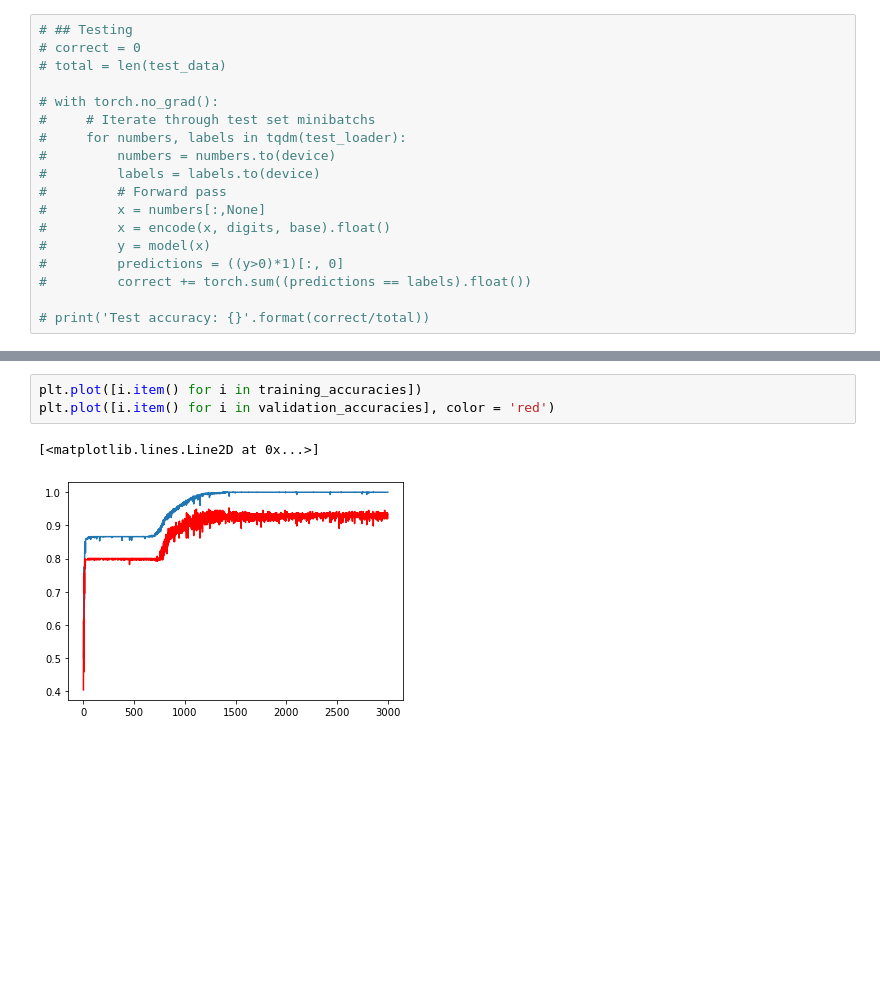
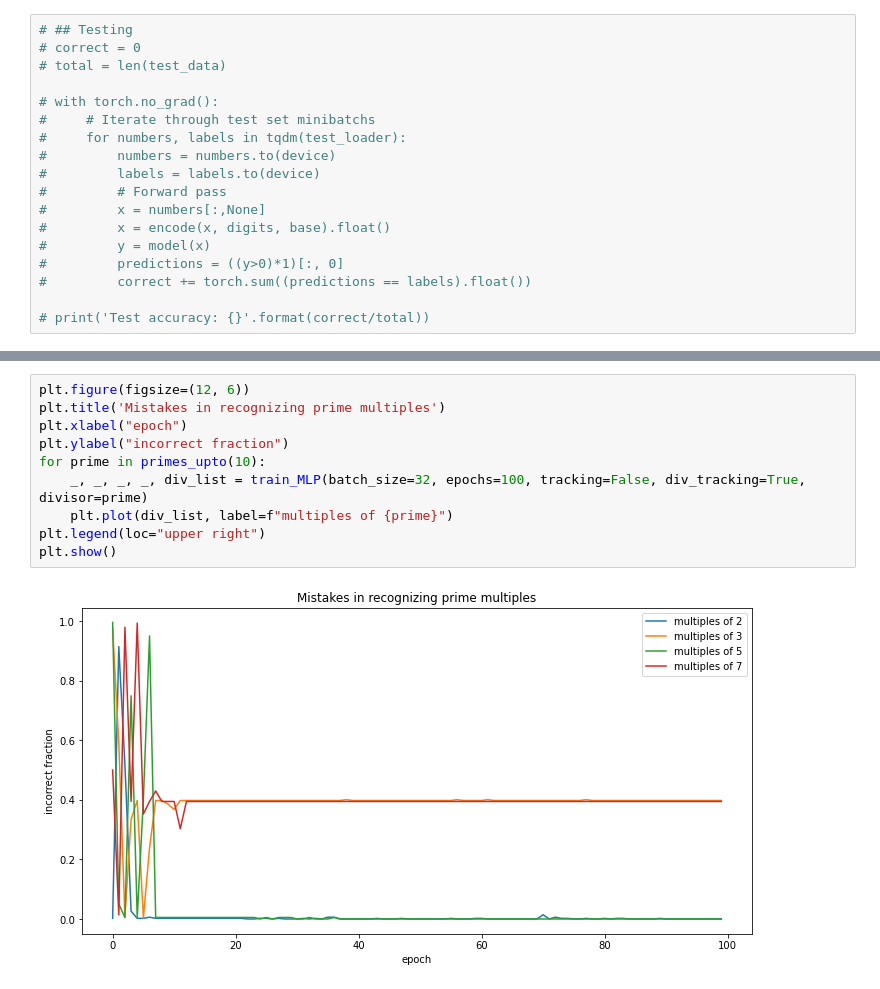
Before and after one commit to zsiga007/Summer-2022, a Jupyter notebook: Primes_SAM.ipynb, the cells around one changed output, grey strips where cells are left out. Drawn from its saved outputs; the diff is of its cells as text; blank space fills up the shorter version.

```diff
--- a/Primes_SAM.ipynb
+++ b/Primes_SAM.ipynb
@@ -290,9 +228,15 @@ plt.show()
-# %%
-plt.plot([i.item() for i in training_accuracies])
-plt.plot([i.item() for i in validation_accuracies], color = 'red')
-# %% [output]
-[<matplotlib.lines.Line2D at 0x...>]
-[figure, removed]
+# %%
+plt.figure(figsize=(12, 6))
+plt.title('Mistakes in recognizing prime multiples')
+plt.xlabel("epoch")
+plt.ylabel("incorrect fraction")
+for prime in primes_upto(10):
+    _, _, _, _, div_list = train_MLP(batch_size=32, epochs=100, tracking=False, div_tracking=True, divisor=prime)
+    plt.plot(div_list, label=f"multiples of {prime}")
+plt.legend(loc="upper right")
+plt.show()
+# %% [output]
+[figure, added]
 # %%
 preds = [float(model(encode(torch.tensor([[i]]), digits, base).float())) for i in range(1,N+1)]
 
```
Also changed, not shown: parts of 11 cells of this notebook.
